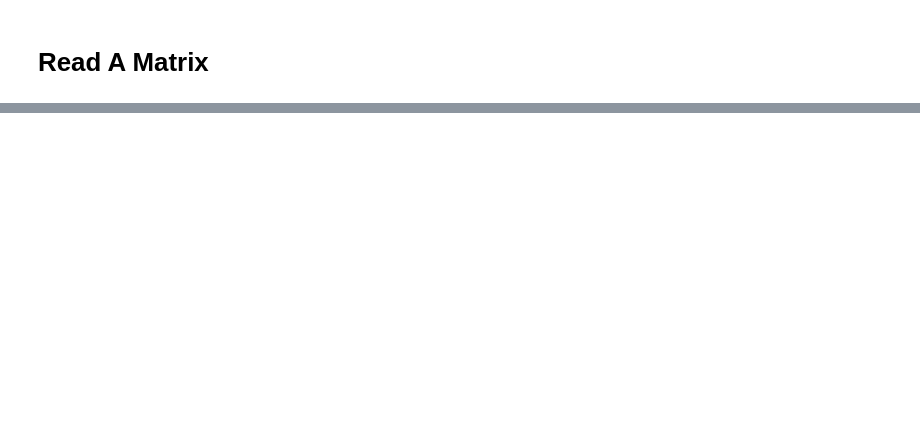
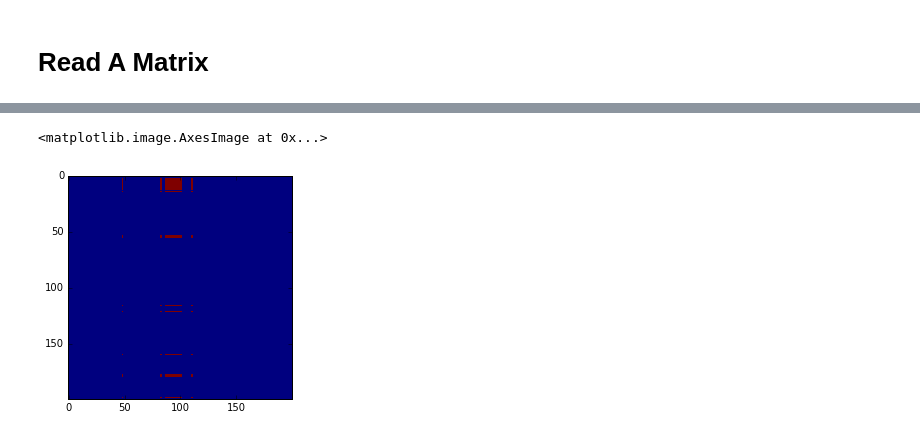
Before and after one commit to PhilChodrow/largest_submatrix, a Jupyter notebook: Examples.ipynb, the cells around one changed output, grey strips where cells are left out. Cells and saved outputs as stored; diff of their text form; code cells hidden in the pictures; blank space fills up the shorter version.

Commit message:
implement continuous relaxation

```diff
--- a/Examples.ipynb
+++ b/Examples.ipynb
@@ -58,0 +50,3 @@ res['val'] # get the value (average)
+# %%
+z = continuous_SLSQP(A, k, print_obj = False)
+z['val']
@@ -58,0 +60,5 @@ res['val'] # get the value (average)
+# %%
+plt.imshow(np.outer(z['x'], z['y']), interpolation = 'nearest')
+# %% [output]
+<matplotlib.image.AxesImage at 0x...>
+[figure, added]
```
Also changed, not shown: parts of 17 cells of this notebook, 2 other files.
